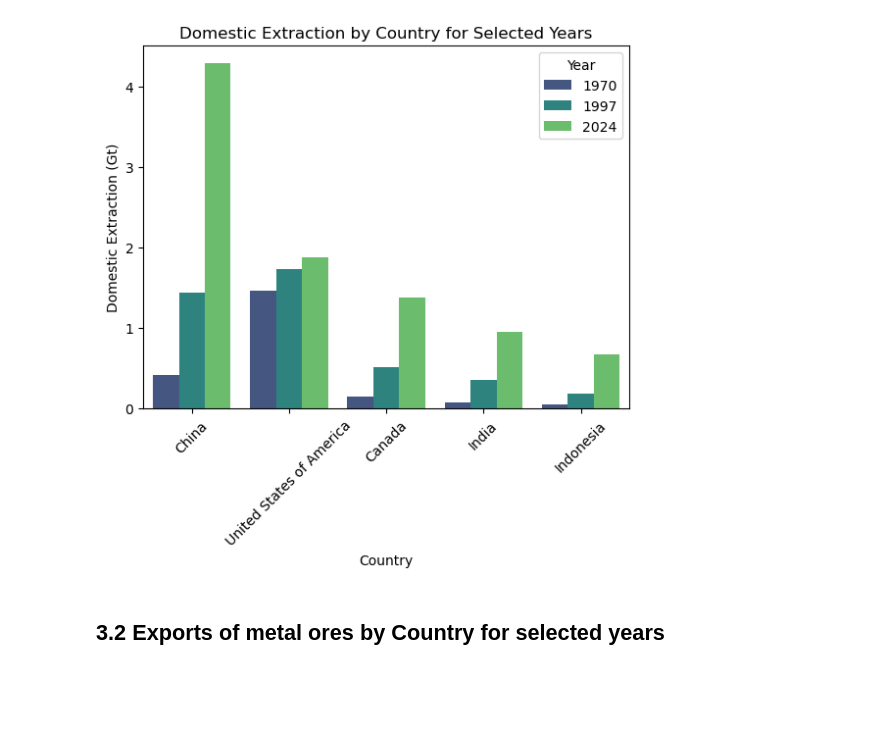
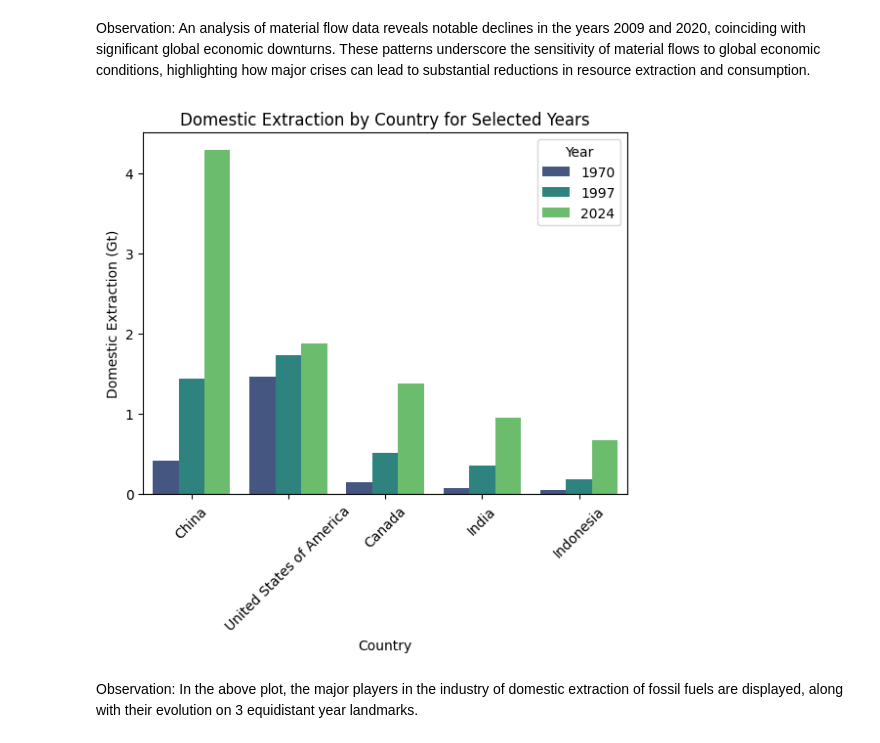
Before and after one commit to OrionFlame1/dataViz, a Jupyter notebook: Main.ipynb, the cells around one changed output. Cells and saved outputs as stored; diff of their text form; code cells hidden in the pictures; blank space fills up the shorter version.

Commit message:
added chapters, plots, observation, deleted duplicate notebook

```diff
--- a/Main.ipynb
+++ b/Main.ipynb
@@ -94,4 +0,0 @@ def plot_flow_category(data, flow, category, years, ylabel = False, debug = Fals
-# %%
-# removing rows related to continets and organisations, need only countries
-rows_to_remove = ["World", "Asia + Pacific", "North America", "EECCA", "West Asia", "Africa", "Europe", "Latin America + Caribbean"]
-df = remove_rows_from_dataset(rows_to_remove, df)
@@ -153,0 +17,4 @@ array(['Biomass', 'Excavated earthen materials (including soil) nec',
+# %%
+df_wb = pd.read_csv("wellbeing.csv")  # WELLBEING
+
+df_mr = pd.read_csv("material_flow.csv")  # MINERALS
@@ -153,0 +178,17 @@ array(['Biomass', 'Excavated earthen materials (including soil) nec',
+# %%
+# clearing rows from a dataset matching a given parameter
+def remove_rows_from_dataset(rows, df):
+    return df[~df["Country"].isin(rows)]
+
+# clearing unused or duplicate columns
+def remove_columns_from_dataset(rows, df):
+    df = df.drop(columns=[col for col in columns_to_remove if col in df.columns], errors='ignore')
+    return df
+
+# removing rows related to continents and organisations, needing only countries from the minerals dataset
+rows_to_remove = ["World", "Asia + Pacific", "North America", "EECCA", "West Asia", "Africa", "Europe", "Latin America + Caribbean"]
+df_mr = remove_rows_from_dataset(rows_to_remove, df_mr)
+
+# removing unused columns
+columns_to_remove = ["STRUCTURE", "STRUCTURE_ID", "STRUCTURE_NAME", "ACTION", "MEASURE", "UNIT_MEASURE", "Unit of measure", "AGE", "SEX", "EDUCATION_LEV", "DOMAIN", "Time period", "Observation value", "OBS_STATUS", "UNIT_MULT", "Unit multiplier", "Units", "DECIMALS", "Decimals", "Base period", "BASE_PER"]
+df_wb = remove_columns_from_dataset(columns_to_remove, df_wb)
@@ -153,0 +225,14 @@ array(['Biomass', 'Excavated earthen materials (including soil) nec',
+# %%
+def replace_country_names(df, name_dict, column="name"):
+    df[column] = df[column].replace(name_dict)
+    return df
+
+# Usage example:
+country_replacements = {
+    "Russian Federation": "Russia",
+    "Czechia": "Czech Republic",
+    "Viet Nam": "Vietnam"
+}
+
+df_mr = replace_country_names(df_mr, country_replacements, column="Country")
+df_wb = replace_country_names(df_wb, country_replacements, column="Reference area")
@@ -159,7 +416,9 @@ YEARS = [y for y in range(1970, 2025, 27)]
+# %% [markdown]
+Observation: An analysis of material flow data reveals notable declines in the years 2009 and 2020, coinciding with significant global economic downturns. These patterns underscore the sensitivity of material flows to global economic conditions, highlighting how major crises can lead to substantial reductions in resource extraction and consumption.
 # %%
-plot_flow_category(df, flow = "Domestic Extraction", category = "Fossil fuels", years = YEARS)
+plot_flow_category(df_mr, flow = "Domestic Extraction", category = "Fossil fuels", years = YEARS)
 # %% [output]
-[figure, old version]
+[figure, new version]
-# %% [markdown]
-## 3.2 Exports of metal ores by Country for selected years
+# %% [markdown]
+Observation: In the above plot, the major players in the industry of domestic extraction of fossil fuels are displayed, along with their evolution on 3 equidistant year landmarks.
 # %%
```
Also changed, not shown: parts of 56 cells of this notebook, 1 other file.
